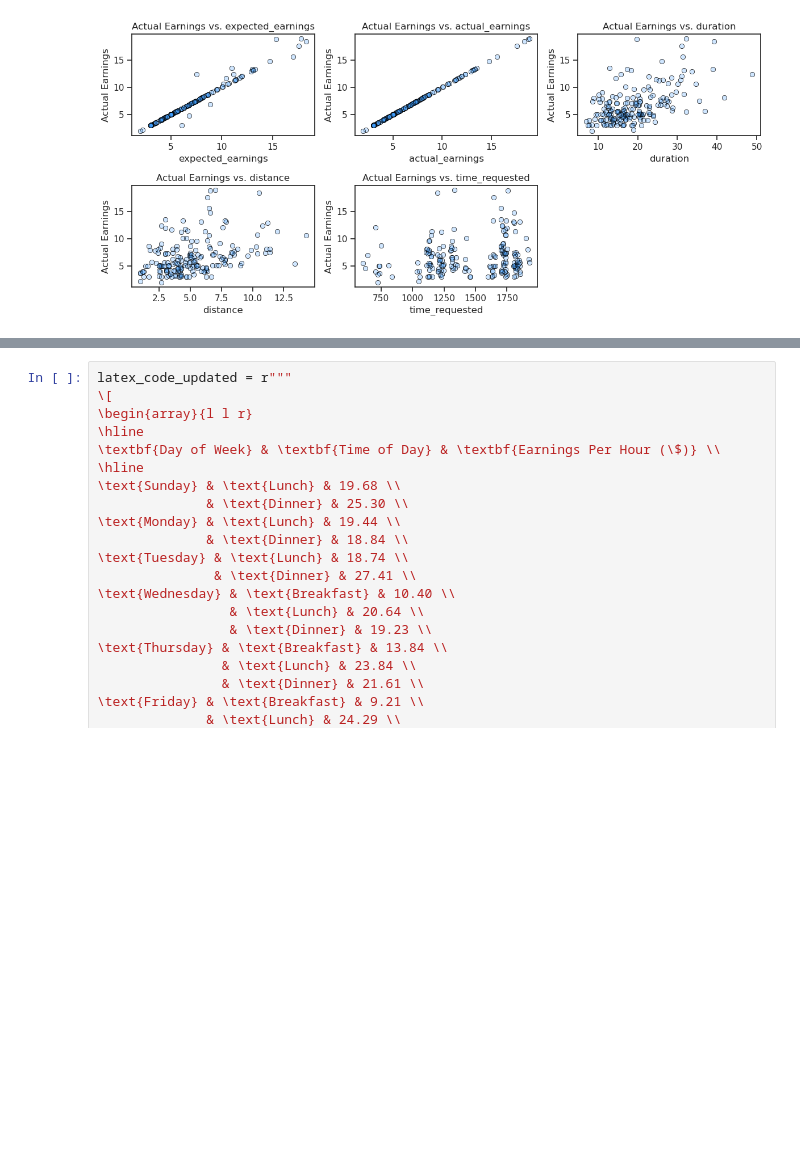
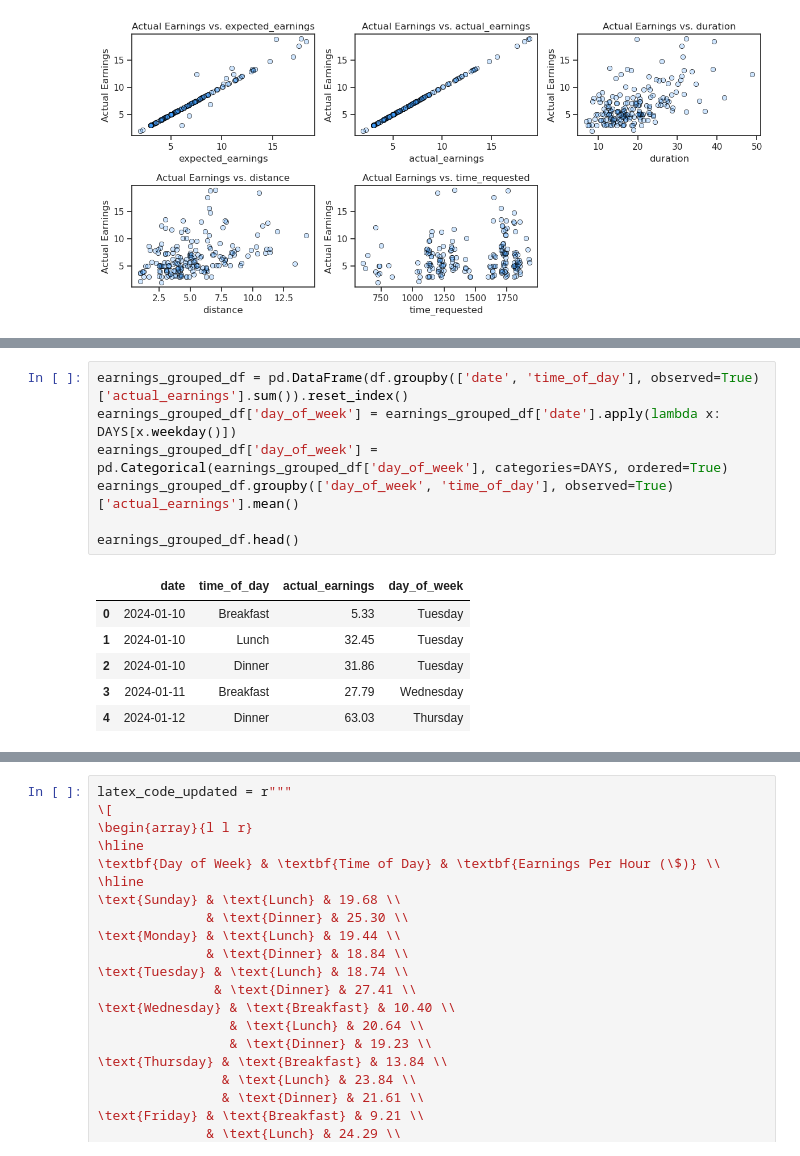
Before and after one commit to cyobero/rideshare-analysis, a Jupyter notebook: analysis.ipynb, the cells around one changed output, grey strips where cells are left out. Drawn from its saved outputs; the diff is of its cells as text; blank space fills up the shorter version.

```diff
--- a/analysis.ipynb
+++ b/analysis.ipynb
@@ -414,0 +410,14 @@ SyntaxError: invalid syntax (2842168569.py, line 7)
+# %%
+earnings_grouped_df = pd.DataFrame(df.groupby(['date', 'time_of_day'], observed=True)['actual_earnings'].sum()).reset_index()
+earnings_grouped_df['day_of_week'] = earnings_grouped_df['date'].apply(lambda x: DAYS[x.weekday()])
+earnings_grouped_df['day_of_week'] = pd.Categorical(earnings_grouped_df['day_of_week'], categories=DAYS, ordered=True)
+earnings_grouped_df.groupby(['day_of_week', 'time_of_day'], observed=True)['actual_earnings'].mean()
+
+earnings_grouped_df.head()
+# %% [output]
+|  | date | time_of_day | actual_earnings | day_of_week |
+| 0 | 2024-01-10 | Breakfast | 5.33 | Tuesday |
+| 1 | 2024-01-10 | Lunch | 32.45 | Tuesday |
+| 2 | 2024-01-10 | Dinner | 31.86 | Tuesday |
+| 3 | 2024-01-11 | Breakfast | 27.79 | Wednesday |
+| 4 | 2024-01-12 | Dinner | 63.03 | Thursday |
```
Also changed, not shown: parts of 8 cells of this notebook.
